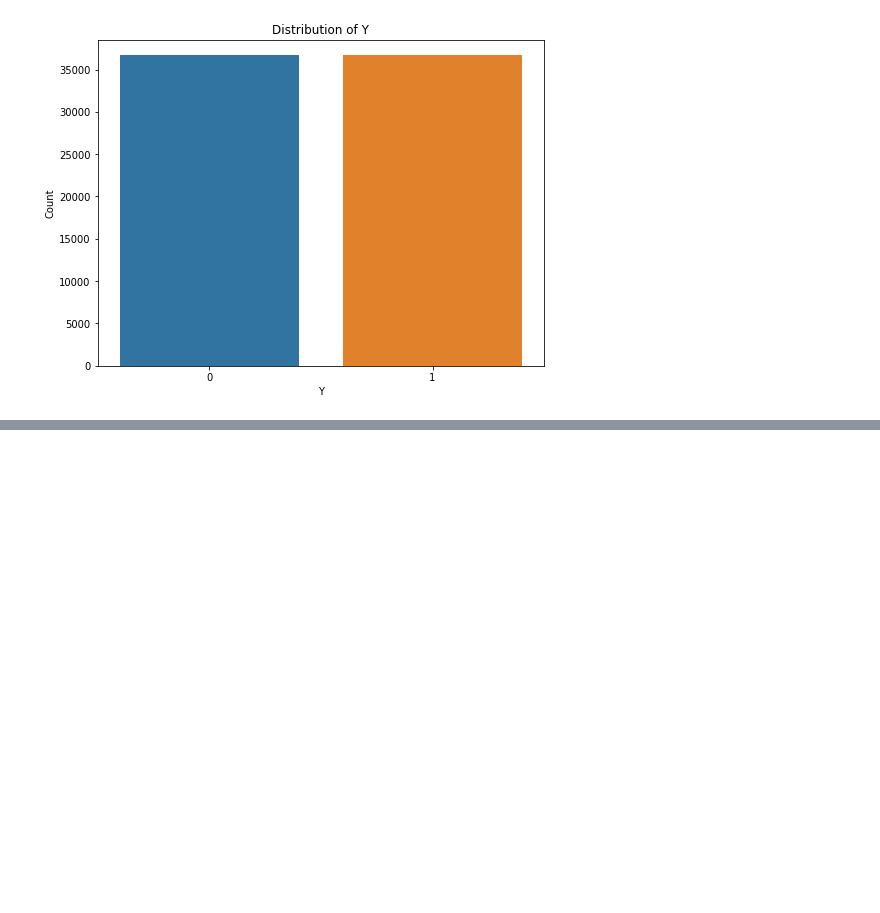
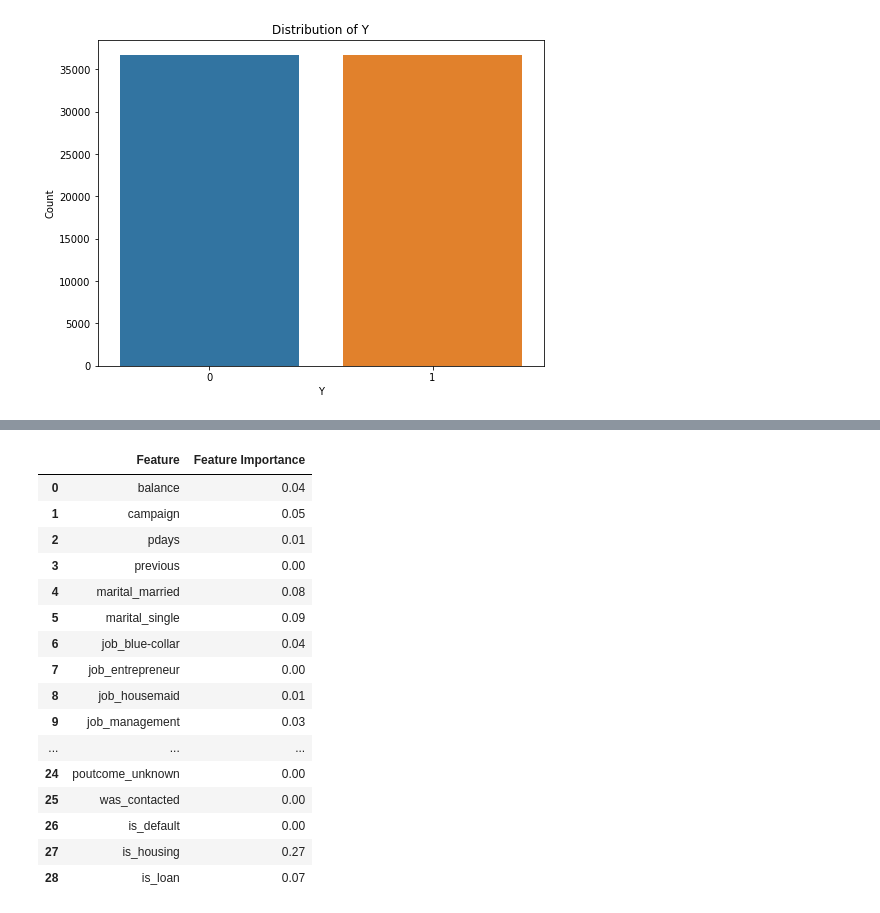
Before and after one commit to Vinitladse/-Bank-Marketing-Effectiveness-Prediction, a Jupyter notebook: Vinit_ladse(Group)_Bank_Marketing_Effectiveness_Prediction_Capstone_Project.ipynb, the cells around one changed output, grey strips where cells are left out. Cells and saved outputs as stored; diff of their text form; code cells hidden in the pictures; blank space fills up the shorter version.

```diff
--- a/Vinit_ladse(Group)_Bank_Marketing_Effectiveness_Prediction_Capstone_Project.ipynb
+++ b/Vinit_ladse(Group)_Bank_Marketing_Effectiveness_Prediction_Capstone_Project.ipynb
@@ -911,0 +1015,21 @@ ax.yaxis.set_ticklabels(labels)
+# %%
+importance_gb_df['Feature Importance'] = round(importance_gb_df['Feature Importance'],2)
+importance_gb_df
+# %% [output]
+|  | Feature | Feature Importance |
+| 0 | balance | 0.04 |
+| 1 | campaign | 0.05 |
+| 2 | pdays | 0.01 |
+| 3 | previous | 0.00 |
+| 4 | marital_married | 0.08 |
+| 5 | marital_single | 0.09 |
+| 6 | job_blue-collar | 0.04 |
+| 7 | job_entrepreneur | 0.00 |
+| 8 | job_housemaid | 0.01 |
+| 9 | job_management | 0.03 |
+| ... | ... | ... |
+| 24 | poutcome_unknown | 0.00 |
+| 25 | was_contacted | 0.00 |
+| 26 | is_default | 0.00 |
+| 27 | is_housing | 0.27 |
+| 28 | is_loan | 0.07 |
```
Also changed, not shown: parts of 44 cells of this notebook.
